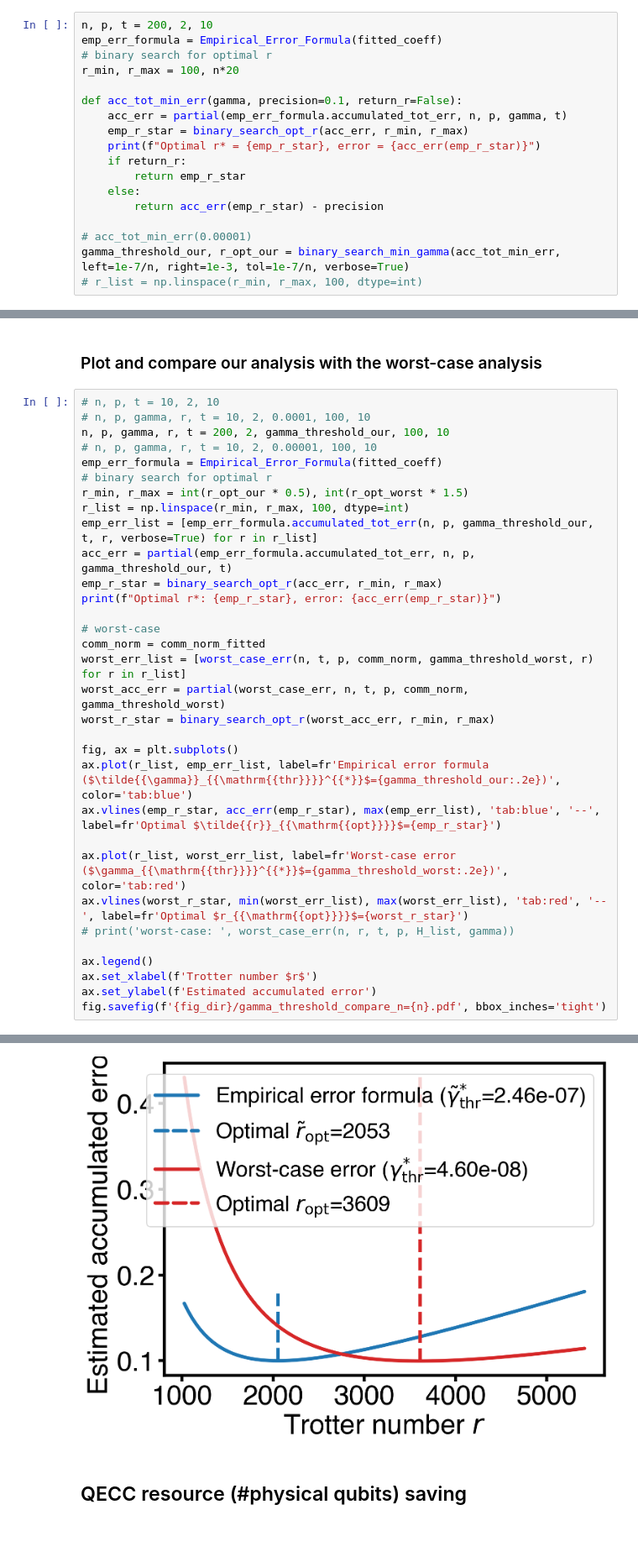
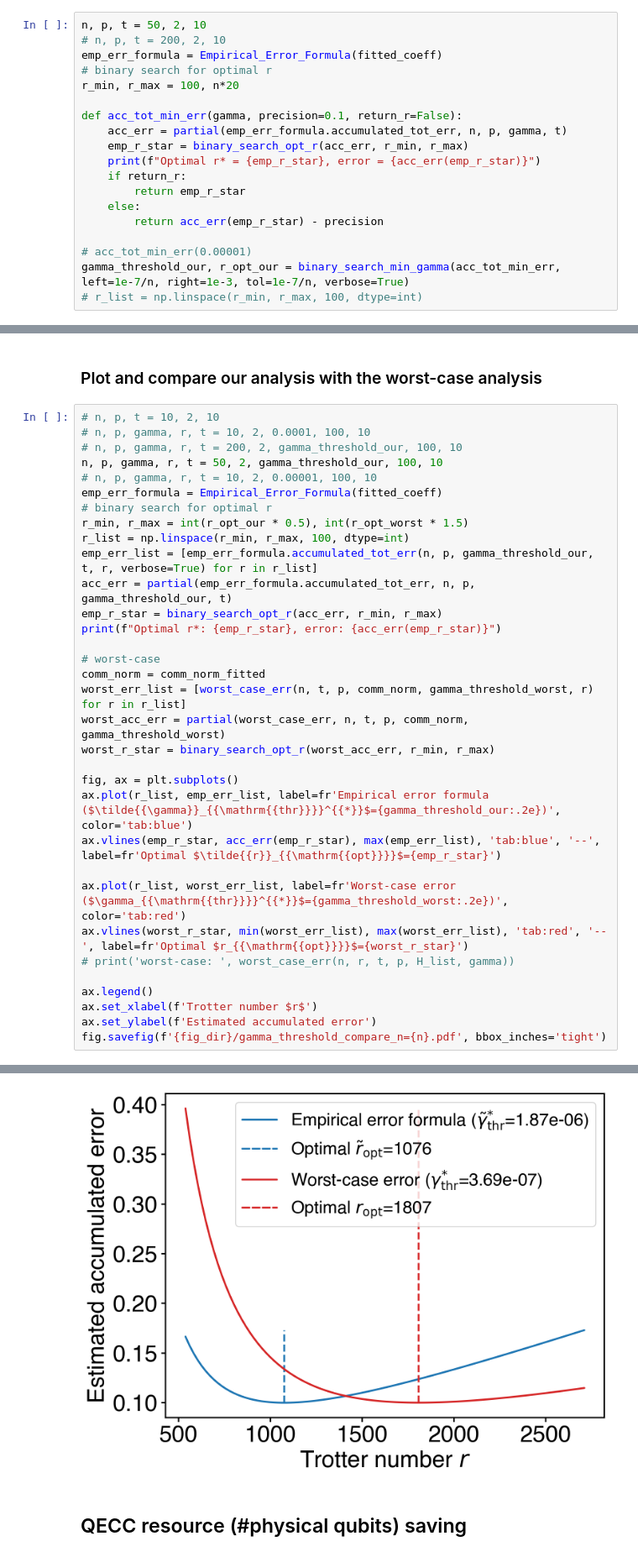
Before and after one commit to dzzxzl/Noisy-Trotter-Simulation, a Jupyter notebook: resource.ipynb, the cells around one changed output, grey strips where cells are left out. Shown at 84% size. Drawn from its saved outputs; the diff is of its cells as text; blank space fills up the shorter version.

```diff
--- a/resource.ipynb
+++ b/resource.ipynb
@@ -121,7 +119,8 @@ def binary_search_min_gamma(f, left=0.00001, right=0.0001, tol=1e-7, max_iter=10
 # %% [markdown]
 ### Our state-dependent analysis (expential decay)
 # %%
-n, p, t = 200, 2, 10
+n, p, t = 50, 2, 10
+# n, p, t = 200, 2, 10
 emp_err_formula = Empirical_Error_Formula(fitted_coeff)
 # binary search for optimal r
 r_min, r_max = 100, n*20
@@ -206,7 +205,8 @@ Optimal r* = 3609, error = 0.09970057665826124
 # %%
 # n, p, t = 10, 2, 10
 # n, p, gamma, r, t = 10, 2, 0.0001, 100, 10
-n, p, gamma, r, t = 200, 2, gamma_threshold_our, 100, 10
+# n, p, gamma, r, t = 200, 2, gamma_threshold_our, 100, 10
+n, p, gamma, r, t = 50, 2, gamma_threshold_our, 100, 10
 # n, p, gamma, r, t = 10, 2, 0.00001, 100, 10
 emp_err_formula = Empirical_Error_Formula(fitted_coeff)
 # binary search for optimal r
@@ -241,5 +241,5 @@ Optimal r*: 2053, error: 0.10005674757252
 -------binary_search_opt_r-------
-[figure, old version]
+[figure, new version]
 # %% [markdown]
 ## QECC resource (#physical qubits) saving
 # %%
```
Also changed, not shown: parts of 13 cells of this notebook, 12 other files.
